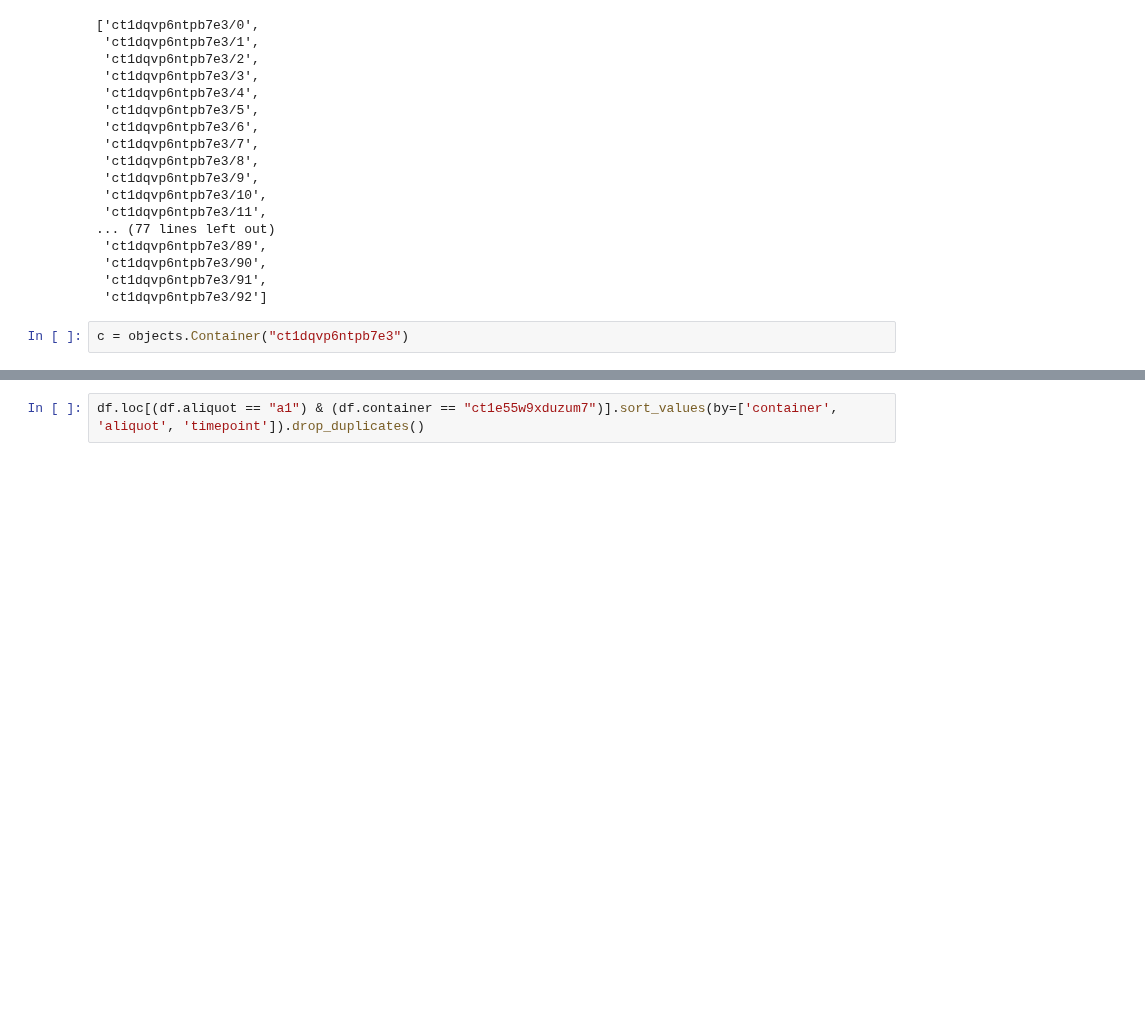
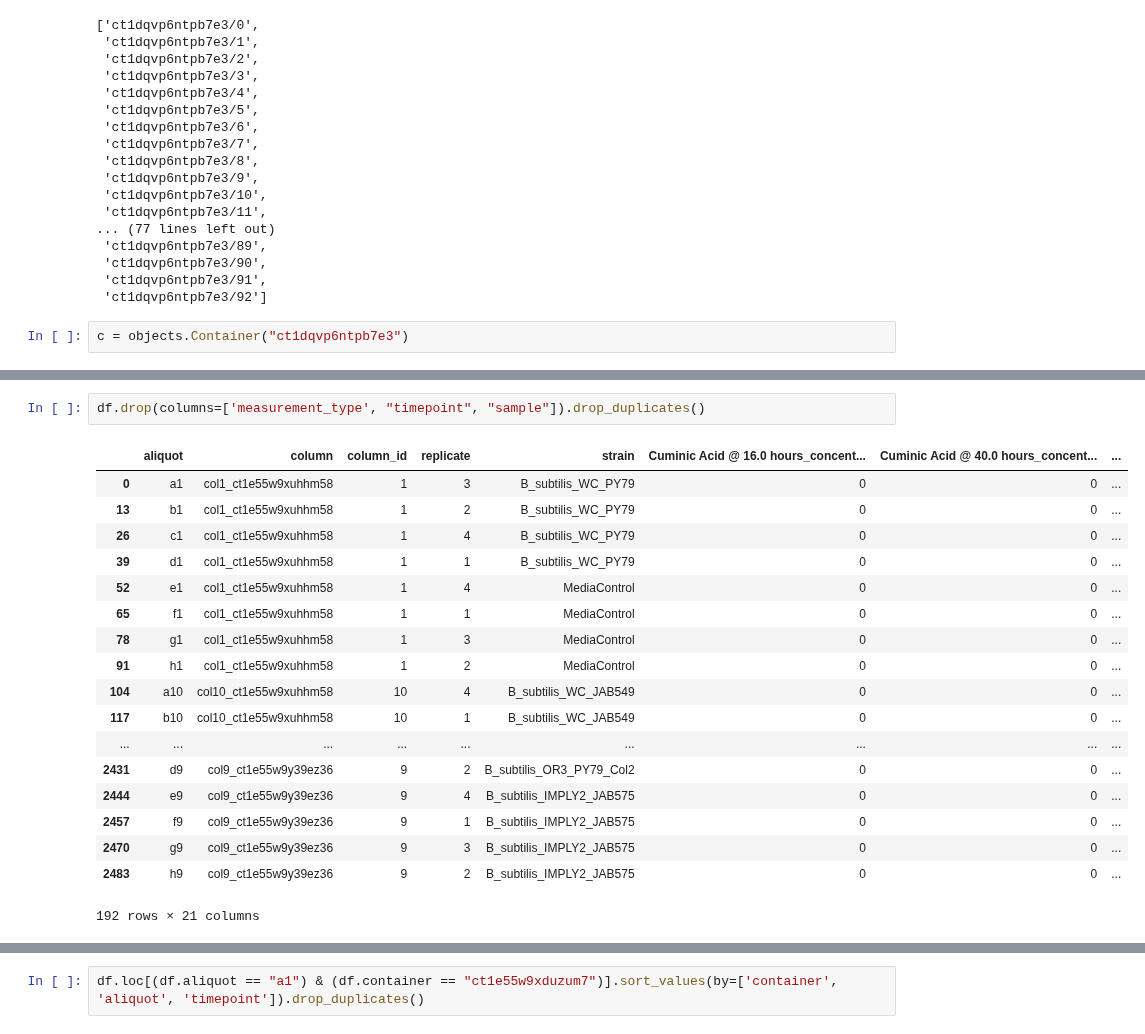
Before and after one commit to SD2E/pysd2cat, a Jupyter notebook: notebooks/scratch.ipynb, the cells around one changed output, grey strips where cells are left out. Drawn from its saved outputs; the diff is of its cells as text; blank space fills up the shorter version.

```diff
--- a/notebooks/scratch.ipynb
+++ b/notebooks/scratch.ipynb
@@ -624,3 +708,24 @@ df
+# %%
+df.drop(columns=['measurement_type', "timepoint", "sample"]).drop_duplicates()
+# %% [output]
+|  | aliquot | column | column_id | replicate | strain | Cuminic Acid @ 16.0 hours_concent... | Cuminic Acid @ 40.0 hours_concent... | ... |
+| 0 | a1 | col1_ct1e55w9xuhhm58 | 1 | 3 | B_subtilis_WC_PY79 | 0 | 0 | ... |
+| 13 | b1 | col1_ct1e55w9xuhhm58 | 1 | 2 | B_subtilis_WC_PY79 | 0 | 0 | ... |
+| 26 | c1 | col1_ct1e55w9xuhhm58 | 1 | 4 | B_subtilis_WC_PY79 | 0 | 0 | ... |
+| 39 | d1 | col1_ct1e55w9xuhhm58 | 1 | 1 | B_subtilis_WC_PY79 | 0 | 0 | ... |
+| 52 | e1 | col1_ct1e55w9xuhhm58 | 1 | 4 | MediaControl | 0 | 0 | ... |
+| 65 | f1 | col1_ct1e55w9xuhhm58 | 1 | 1 | MediaControl | 0 | 0 | ... |
+| 78 | g1 | col1_ct1e55w9xuhhm58 | 1 | 3 | MediaControl | 0 | 0 | ... |
+| 91 | h1 | col1_ct1e55w9xuhhm58 | 1 | 2 | MediaControl | 0 | 0 | ... |
+| 104 | a10 | col10_ct1e55w9xuhhm58 | 10 | 4 | B_subtilis_WC_JAB549 | 0 | 0 | ... |
+| 117 | b10 | col10_ct1e55w9xuhhm58 | 10 | 1 | B_subtilis_WC_JAB549 | 0 | 0 | ... |
+| ... | ... | ... | ... | ... | ... | ... | ... | ... |
+| 2431 | d9 | col9_ct1e55w9y39ez36 | 9 | 2 | B_subtilis_OR3_PY79_Col2 | 0 | 0 | ... |
+| 2444 | e9 | col9_ct1e55w9y39ez36 | 9 | 4 | B_subtilis_IMPLY2_JAB575 | 0 | 0 | ... |
+| 2457 | f9 | col9_ct1e55w9y39ez36 | 9 | 1 | B_subtilis_IMPLY2_JAB575 | 0 | 0 | ... |
+| 2470 | g9 | col9_ct1e55w9y39ez36 | 9 | 3 | B_subtilis_IMPLY2_JAB575 | 0 | 0 | ... |
+| 2483 | h9 | col9_ct1e55w9y39ez36 | 9 | 2 | B_subtilis_IMPLY2_JAB575 | 0 | 0 | ... |
+192 rows × 21 columns
 # %%
 pd.set_option('display.max_colwidth', 1000)
 pd.set_option('display.max_row', 1000)
```
Also changed, not shown: parts of 8 cells of this notebook, 3 other files.
